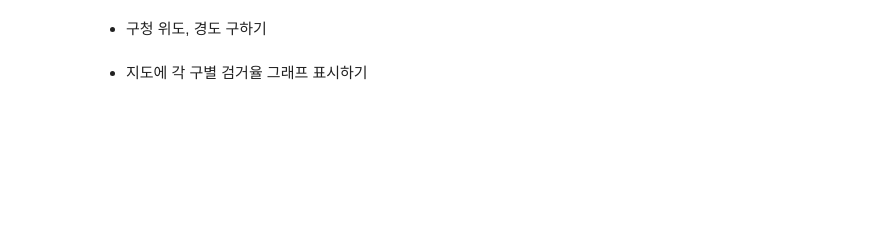
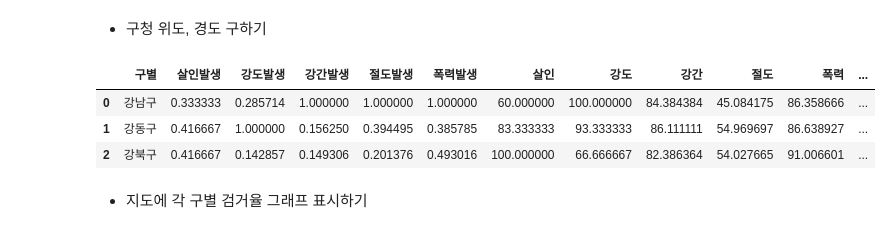
Before and after one commit to ckiekim/Data-Analysis-2021-2, a Jupyter notebook: 08.AdvancedMap/04_PopupImage.ipynb, the cells around one changed output. Drawn from its saved outputs; the diff is of its cells as text; code cells hidden in the pictures; blank space fills up the shorter version.

```diff
--- a/08.AdvancedMap/04_PopupImage.ipynb
+++ b/08.AdvancedMap/04_PopupImage.ipynb
@@ -80,6 +80,12 @@ for addr in addr_list:
 # %%
 df['lat'] = lat_list
 df['lng'] = lng_list
+df.head(3)
+# %% [output]
+|  | 구별 | 살인발생 | 강도발생 | 강간발생 | 절도발생 | 폭력발생 | 살인 | 강도 | 강간 | 절도 | 폭력 | ... |
+| 0 | 강남구 | 0.333333 | 0.285714 | 1.000000 | 1.000000 | 1.000000 | 60.000000 | 100.000000 | 84.384384 | 45.084175 | 86.358666 | ... |
+| 1 | 강동구 | 0.416667 | 1.000000 | 0.156250 | 0.394495 | 0.385785 | 83.333333 | 93.333333 | 86.111111 | 54.969697 | 86.638927 | ... |
+| 2 | 강북구 | 0.416667 | 0.142857 | 0.149306 | 0.201376 | 0.493016 | 100.000000 | 66.666667 | 82.386364 | 54.027665 | 91.006601 | ... |
 # %% [markdown]
 - 지도에 각 구별 검거율 그래프 표시하기
 # %%
```
Also changed, not shown: parts of 7 cells of this notebook, 1 other file.
